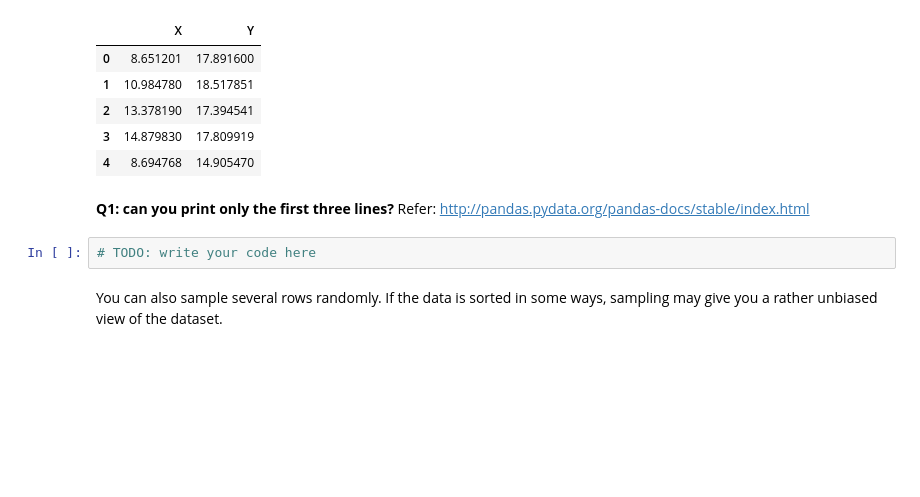
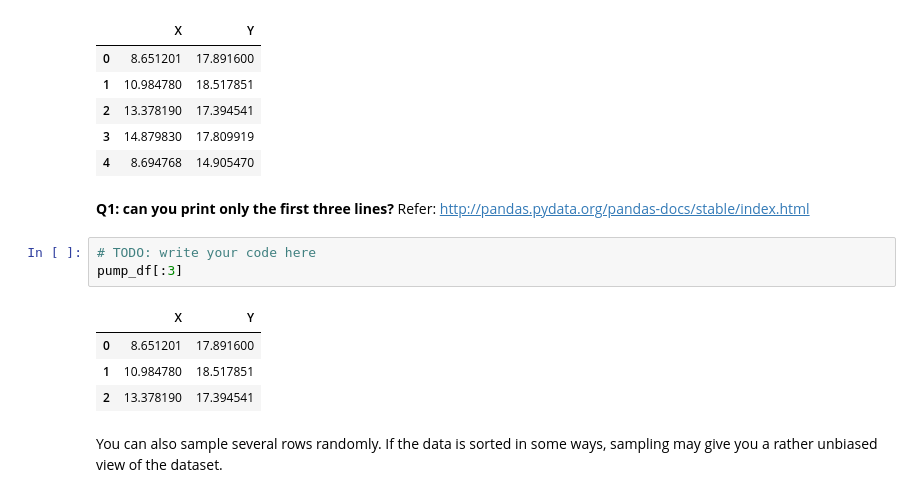
Before and after one commit to NumanBashir/DataVisualizationGroup13, a Jupyter notebook: 2_data_science_basics.ipynb, the cells around one changed output. Drawn from its saved outputs; the diff is of its cells as text; blank space fills up the shorter version.

```diff
--- a/2_data_science_basics.ipynb
+++ b/2_data_science_basics.ipynb
@@ -65,6 +65,12 @@ pump_df.head()
 **Q1: can you print only the first three lines?** Refer: http://pandas.pydata.org/pandas-docs/stable/index.html
 # %%
 # TODO: write your code here
+pump_df[:3]
+# %% [output]
+|  | X | Y |
+| 0 | 8.651201 | 17.891600 |
+| 1 | 10.984780 | 18.517851 |
+| 2 | 13.378190 | 17.394541 |
 # %% [markdown]
 You can also sample several rows randomly. If the data is sorted in some ways, sampling may give you a rather unbiased view of the dataset.
 # %%
```
